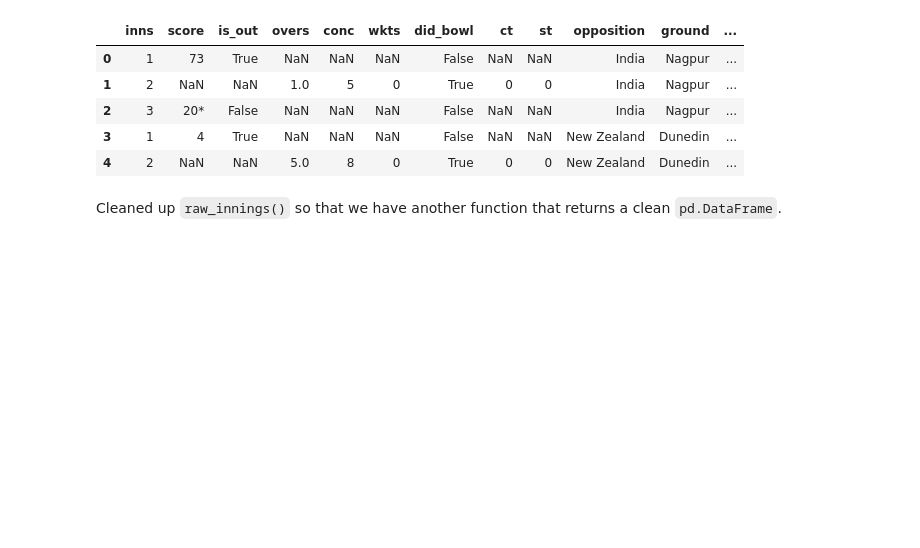
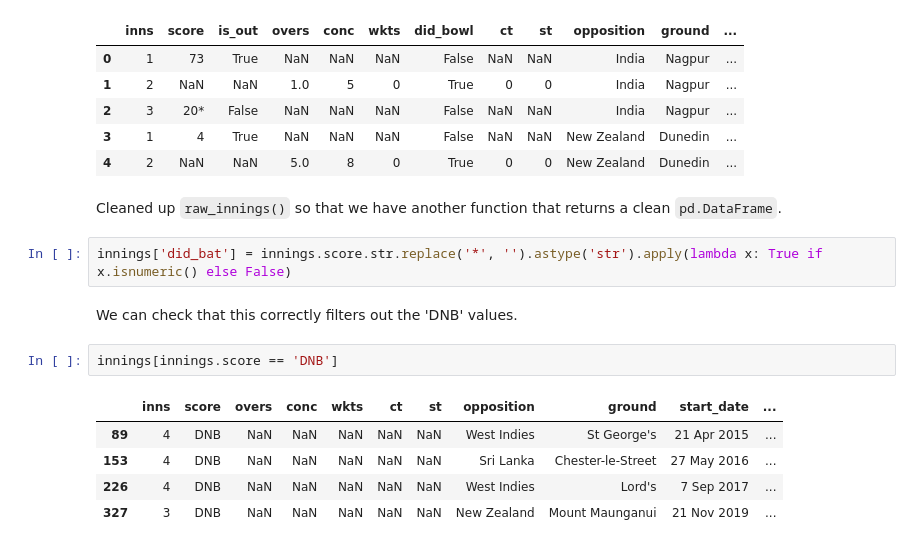
Before and after one commit to willcanniford/python-web-scraping, a Jupyter notebook: espn_cricinfo/top_4_player_class.ipynb, the cells around one changed output. Saved outputs shown, nothing was run; the diff lists cells and outputs as text; blank space fills up the shorter version.

```diff
--- a/espn_cricinfo/top_4_player_class.ipynb
+++ b/espn_cricinfo/top_4_player_class.ipynb
@@ -138,3 +152,15 @@ innings[['inns', 'score', 'is_out', 'overs', 'conc',
 | 4 | 2 | NaN | NaN | 5.0 | 8 | 0 | True | 0 | 0 | New Zealand | Dunedin | ... |
 # %% [markdown]
 Cleaned up `raw_innings()` so that we have another function that returns a clean `pd.DataFrame`.
+# %%
+innings['did_bat'] = innings.score.str.replace('*', '').astype('str').apply(lambda x: True if x.isnumeric() else False)
+# %% [markdown]
+We can check that this correctly filters out the 'DNB' values.
+# %%
+innings[innings.score == 'DNB']
+# %% [output]
+|  | inns | score | overs | conc | wkts | ct | st | opposition | ground | start_date | ... |
+| 89 | 4 | DNB | NaN | NaN | NaN | NaN | NaN | West Indies | St George's | 21 Apr 2015 | ... |
+| 153 | 4 | DNB | NaN | NaN | NaN | NaN | NaN | Sri Lanka | Chester-le-Street | 27 May 2016 | ... |
+| 226 | 4 | DNB | NaN | NaN | NaN | NaN | NaN | West Indies | Lord's | 7 Sep 2017 | ... |
+| 327 | 3 | DNB | NaN | NaN | NaN | NaN | NaN | New Zealand | Mount Maunganui | 21 Nov 2019 | ... |
```
Also changed, not shown: parts of 12 cells of this notebook, 1 other file.
